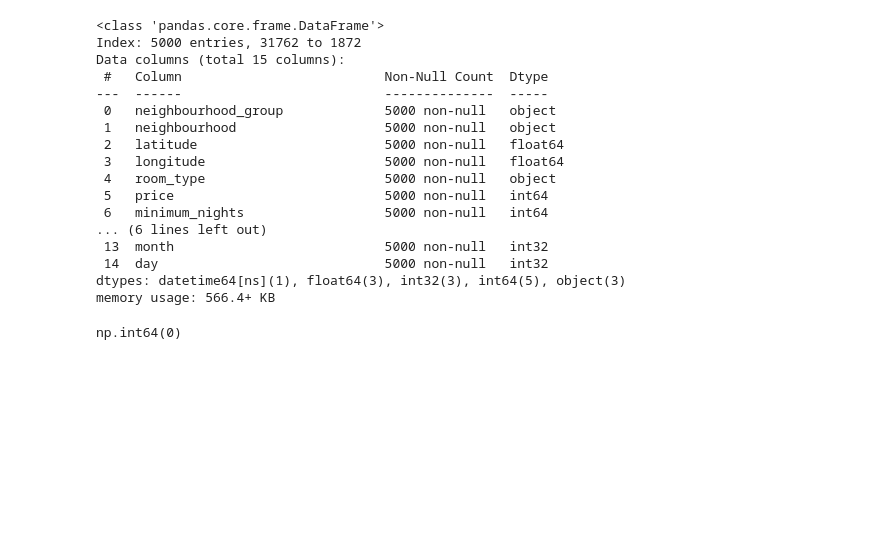
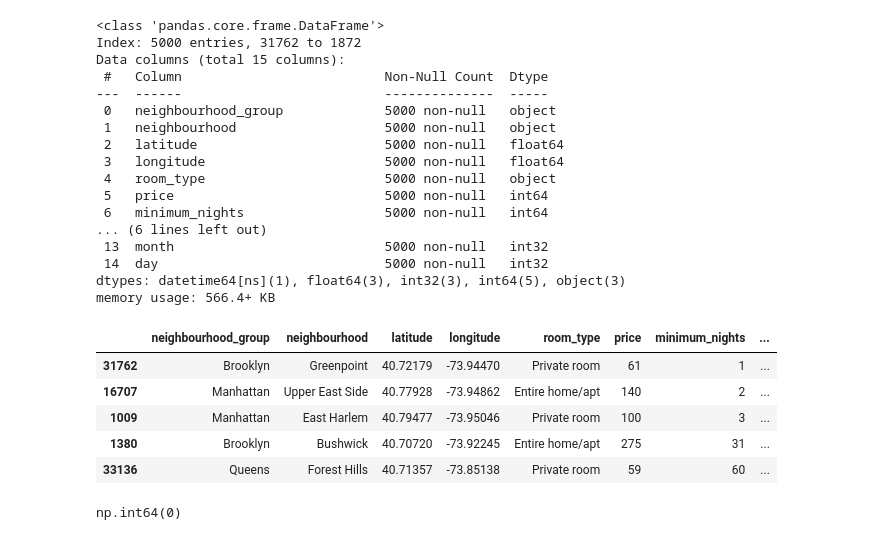
Before and after one commit to NithyaShriSK/end-to-end-task-3-airbnb-dataset, a Jupyter notebook: price.ipynb, the cells around one changed output. Drawn from its saved outputs; the diff is of its cells as text; code cells hidden in the pictures; blank space fills up the shorter version.

```diff
--- a/price.ipynb
+++ b/price.ipynb
@@ -78,6 +78,15 @@ Data columns (total 15 columns):
  14  day                             5000 non-null   int32
 dtypes: datetime64[ns](1), float64(3), int32(3), int64(5), object(3)
 memory usage: 566.4+ KB
+# %%
+df.head()
+# %% [output]
+|  | neighbourhood_group | neighbourhood | latitude | longitude | room_type | price | minimum_nights | ... |
+| 31762 | Brooklyn | Greenpoint | 40.72179 | -73.94470 | Private room | 61 | 1 | ... |
+| 16707 | Manhattan | Upper East Side | 40.77928 | -73.94862 | Entire home/apt | 140 | 2 | ... |
+| 1009 | Manhattan | East Harlem | 40.79477 | -73.95046 | Private room | 100 | 3 | ... |
+| 1380 | Brooklyn | Bushwick | 40.70720 | -73.92245 | Entire home/apt | 275 | 31 | ... |
+| 33136 | Queens | Forest Hills | 40.71357 | -73.85138 | Private room | 59 | 60 | ... |
 # %%
 df.drop(columns=["last_review"],inplace=True)
 # %%
```
Also changed, not shown: parts of 2 cells of this notebook, 2 other files.
